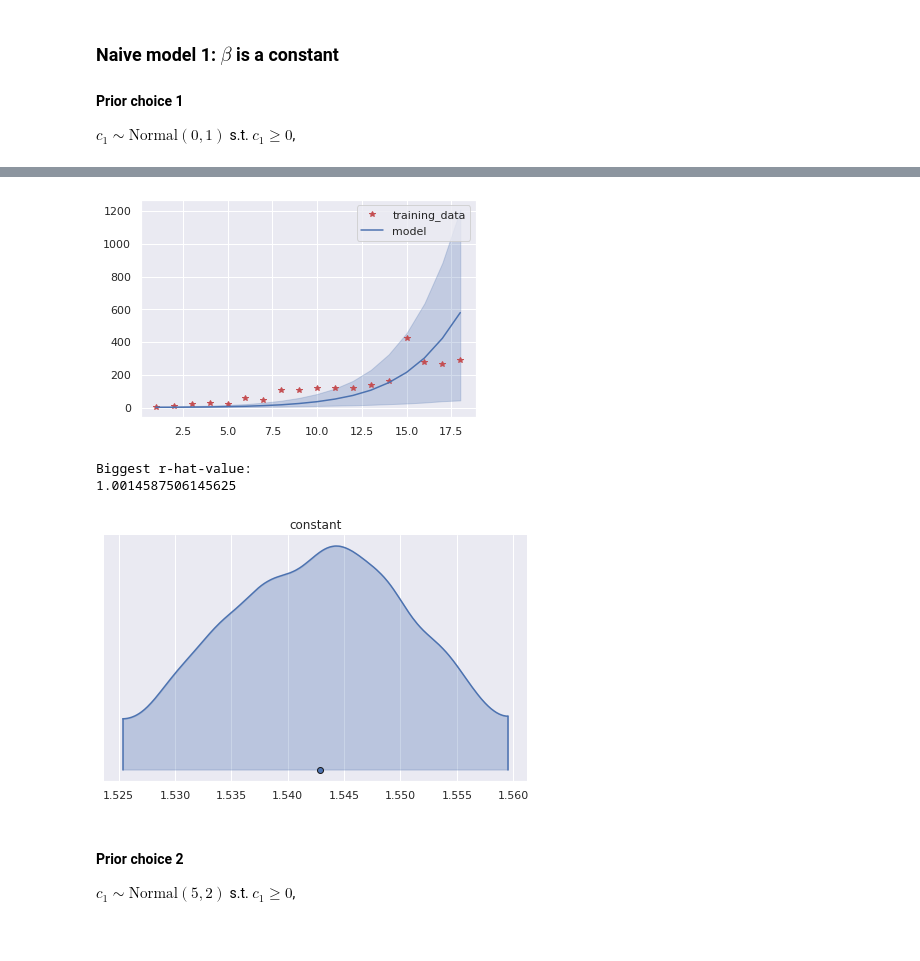
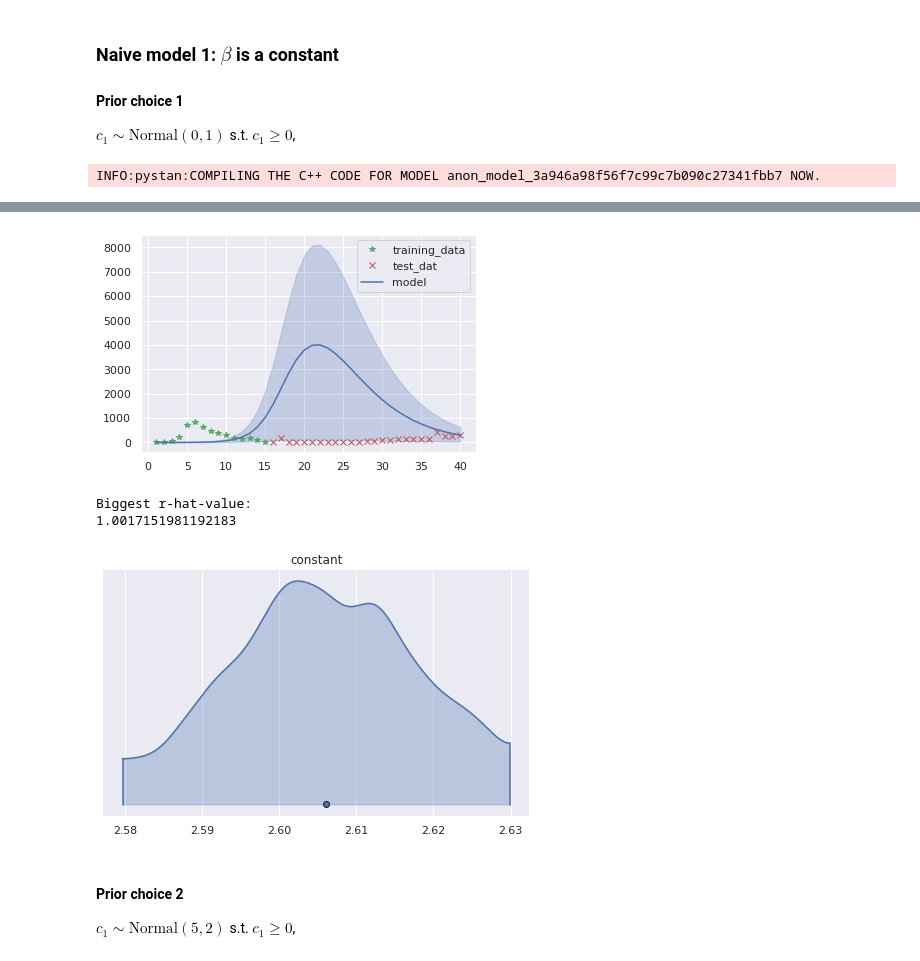
Before and after one commit to tommi-grohn/Corona_Bayesian, a Jupyter notebook: Project_Corona.ipynb, the cells around one changed output, grey strips where cells are left out. Cells and saved outputs as stored; diff of their text form; code cells hidden in the pictures.

```diff
--- a/Project_Corona.ipynb
+++ b/Project_Corona.ipynb
@@ -89,7 +94,7 @@ observations_start_date = datetime.datetime(2020, 2, 1, 0, 0)
 observations_end_date = datetime.datetime(2020, 12, 5, 0, 0)
 
 # However, the data analysis of this notebook concentrates on autumn months, i.e. on so called tail
-tail_start_date = datetime.datetime(2020, 8, 1, 0, 0)
+tail_start_date = datetime.datetime(2020, 3, 1, 0, 0)
 
 
 #############################################################################
@@ -107,7 +112,7 @@ w = 7
 d = 5
 
 # Analysed weeks
-weeks_analysed = 18
+weeks_analysed = 40
 
 
 #############################################################################
@@ -793,19 +762,18 @@ def test_model(data, model, prior_choice):
     test_data = data.copy()
     traffic = test_data['traffic']
     test_data['n_tcomponents'] = traffic.shape[1]
-    test_data['traffic_pred'] = np.empty((0,traffic.shape[1]))
 
     prior_means = get_prior_means(prior_choice)
     prior_stds = get_prior_stds(prior_choice)
-    test_data['prior_means'] = prior_means
-    test_data['prior_stds'] = prior_stds
+    test_data['prior_means'] = 0
+    test_data['prior_stds'] = 10
 
     fit = model.sampling(test_data, seed=seed)
     samples = fit.extract(permuted=True)
-    #print(fit)
-    #plt.plot(data["t_training"], deaths_hat, 'r', label="generating model")
-    plt.plot(data["t_training"], test_data['deaths'], '*r', label="training_data")
-    shadedplot(data["t_training"], samples['deaths_hat'], label="model")
+    t_all = np.concatenate([data["t_training"], data["t_test"]])
+    plt.plot(data["t_training"], data['deaths'], '*g', label="training_data")
+    plt.plot(data["t_test"], data['deaths_pred'], 'xr', label="test_dat")
+    shadedplot(t_all, samples['deaths_hat'], label="model")
     plt.legend()
     plt.show()
     return fit
@@ -851,21 +819,23 @@ def initialize_seir(current_country):
     r_a = 0.1
     r_p = 1.25
     alpha = 0.01
+    n_training = 15
+    n_test = len(ts) - n_training
+    t_vec = list(range(1, 1+weeks_analysed))
 
     seir_data = {
-        "prior_means":[0,0],
-        "prior_stds":[1,2],
-        "n_training": weeks_analysed,
-        "n_test": 0,
+        "prior_means": 0,
+        "prior_stds": 20,
+        "n_training": n_training,
+        "n_test": n_test,
         "n_tcomponents": 0,
         "y0": y0,
 
         "t0": t0,
-        "t_training": list(range(1, 1+weeks_analysed)),
-        "t_prediction": np.empty(0),
-        "traffic": np.empty((weeks_analysed, 0)),
-        "traffic_pred": np.empty((0,0)),
-        "t_test": np.empty((0)),
+        "t_training": t_vec[:n_training],
+        "t_test": t_vec[n_training:],
+        "traffic": np.empty((n_training, 0)),
+        "traffic_pred": np.empty((n_test,0)),
 
         "N": N,
 
@@ -881,8 +851,8 @@ def initialize_seir(current_country):
         "r_p": r_p,
         "alpha": alpha,
 
-        "deaths": deaths,
-        "deaths_pred": np.empty(0).astype(int),
+        "deaths": deaths[:n_training],
+        "deaths_pred": deaths[n_training:],
         # "traffic": np.empty((weeks_analysed, 0))
     }
 
@@ -1270,9 +1201,12 @@ Smoothened and shifted residential traffic
 #### Prior choice 1
 
 $c_1 \sim \text{Normal}(0,1)$ s.t. $c_1 \geq 0$,
+# %%
+sm = stan_utils.StanModel_cache("./seapir_model.stan")
+# %% [output]
+INFO:pystan:COMPILING THE C++ CODE FOR MODEL anon_model_3a946a98f56f7c99c7b090c27341fbb7 NOW.
 # %%
-sm = stan_utils.StanModel_cache("./seapir_model.stan")
 current_seir_data_constant = current_seir_data.copy()
-current_seir_data_constant['traffic'] = np.empty((weeks_analysed, 0))
+current_seir_data_constant['traffic'] = np.empty((15, 0))
 fit_constant_pc1 = test_model(current_seir_data_constant, sm, 1)
 # %% [output]
@@ -1282,4 +1213,4 @@ WARNING:pystan:Rhat above 1.1 or below 0.9 indicates that the chains very likely
-[figure, old version]
+[figure, new version]
 # %%
 irhat = fit_constant_pc1.summary()['summary_colnames']
 irhat = irhat.index("Rhat")
@@ -1292,8 +1223,8 @@ az.plot_density(inf_data, var_names=("constant"), shade=0.3)
 plt.show()
 # %% [output]
 Biggest r-hat-value:
-1.0014587506145625
+1.0017151981192183
-[figure, old version]
+[figure, new version]
 # %% [markdown]
 #### Prior choice 2
 
```
Also changed, not shown: parts of 31 cells of this notebook, 3 other files.
